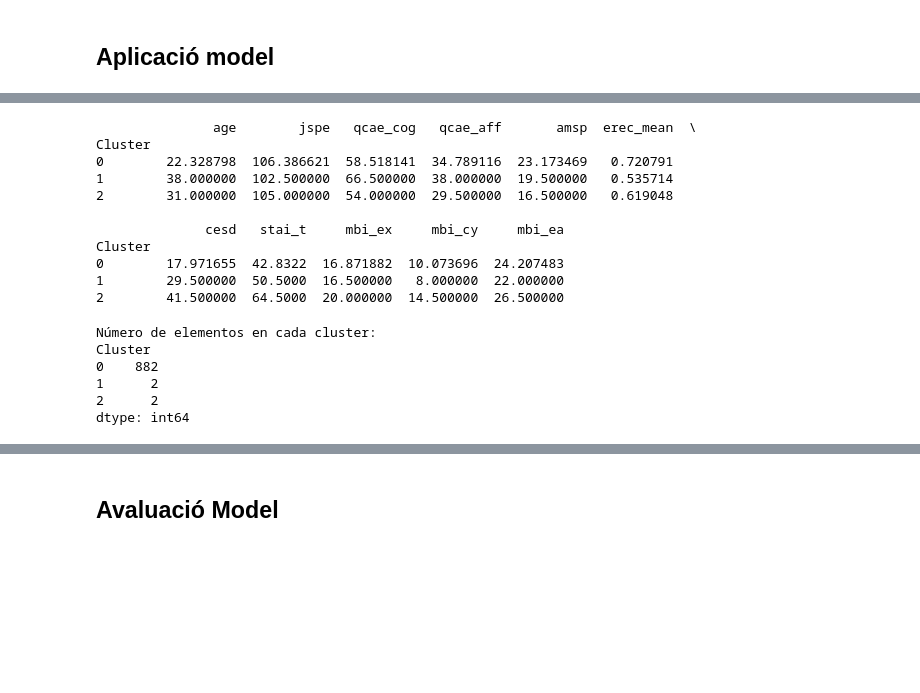
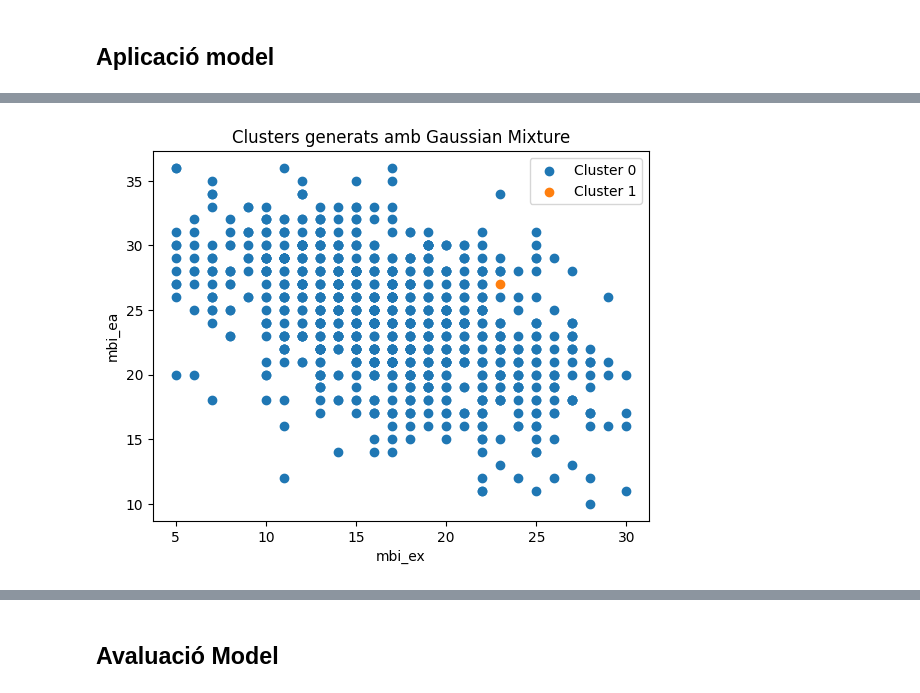
Before and after one commit to DCC-UAB/ACproject-07, a Jupyter notebook: codi/SpectralClustering.ipynb, the cells around one changed output, grey strips where cells are left out. Cells and saved outputs as stored; diff of their text form; code cells hidden in the pictures; blank space fills up the shorter version.

```diff
--- a/codi/SpectralClustering.ipynb
+++ b/codi/SpectralClustering.ipynb
@@ -63,30 +38,13 @@ df_clustered.head(5)
-# %%
-# Calcular las propiedades de cada cluster (media de las variables)
-cluster_grouped = df_clustered.groupby('Cluster')
-cluster_properties = cluster_grouped.mean()
-
-# Imprimir las propiedades de cada cluster
-print(cluster_properties)
-# %% [output]
-               age        jspe   qcae_cog   qcae_aff       amsp  erec_mean  \
-Cluster
-0        22.328798  106.386621  58.518141  34.789116  23.173469   0.720791
-1        38.000000  102.500000  66.500000  38.000000  19.500000   0.535714
-2        31.000000  105.000000  54.000000  29.500000  16.500000   0.619048
-
-              cesd   stai_t     mbi_ex     mbi_cy     mbi_ea
-Cluster
-0        17.971655  42.8322  16.871882  10.073696  24.207483
-1        29.500000  50.5000  16.500000   8.000000  22.000000
-2        41.500000  64.5000  20.000000  14.500000  26.500000
-# %%
-# Imprimir el número de elementos en cada cluster
-print("Número de elementos en cada cluster:")
-print(cluster_grouped.size())
-# %% [output]
-Número de elementos en cada cluster:
-Cluster
-0    882
-1      2
-2      2
-dtype: int64
+# %%
+# Plot dels punts amb diferents colors segons el cluster al qual pertanyen
+for i in range(n_clusters):
+    cluster_points = df_clustered[df_clustered['cluster'] == i]
+    plt.scatter(cluster_points.iloc[:, 14], cluster_points.iloc[:, 16], label=f'Cluster {i}')
+
+plt.title('Clusters generats amb Gaussian Mixture')
+plt.xlabel('mbi_ex')
+plt.ylabel('mbi_ea')
+plt.legend()
+plt.show()
+# %% [output]
+[figure, added]
```
Also changed, not shown: parts of 25 cells of this notebook.
